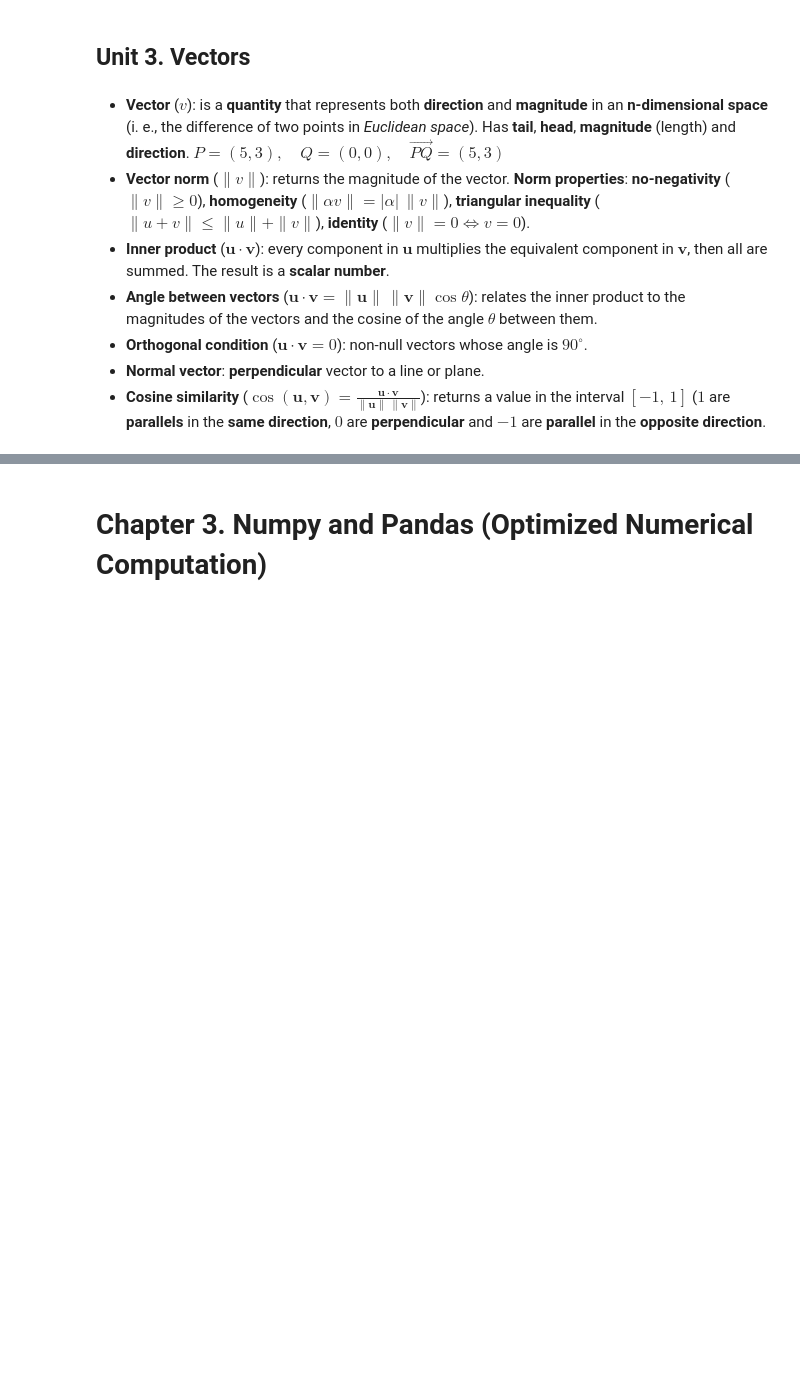
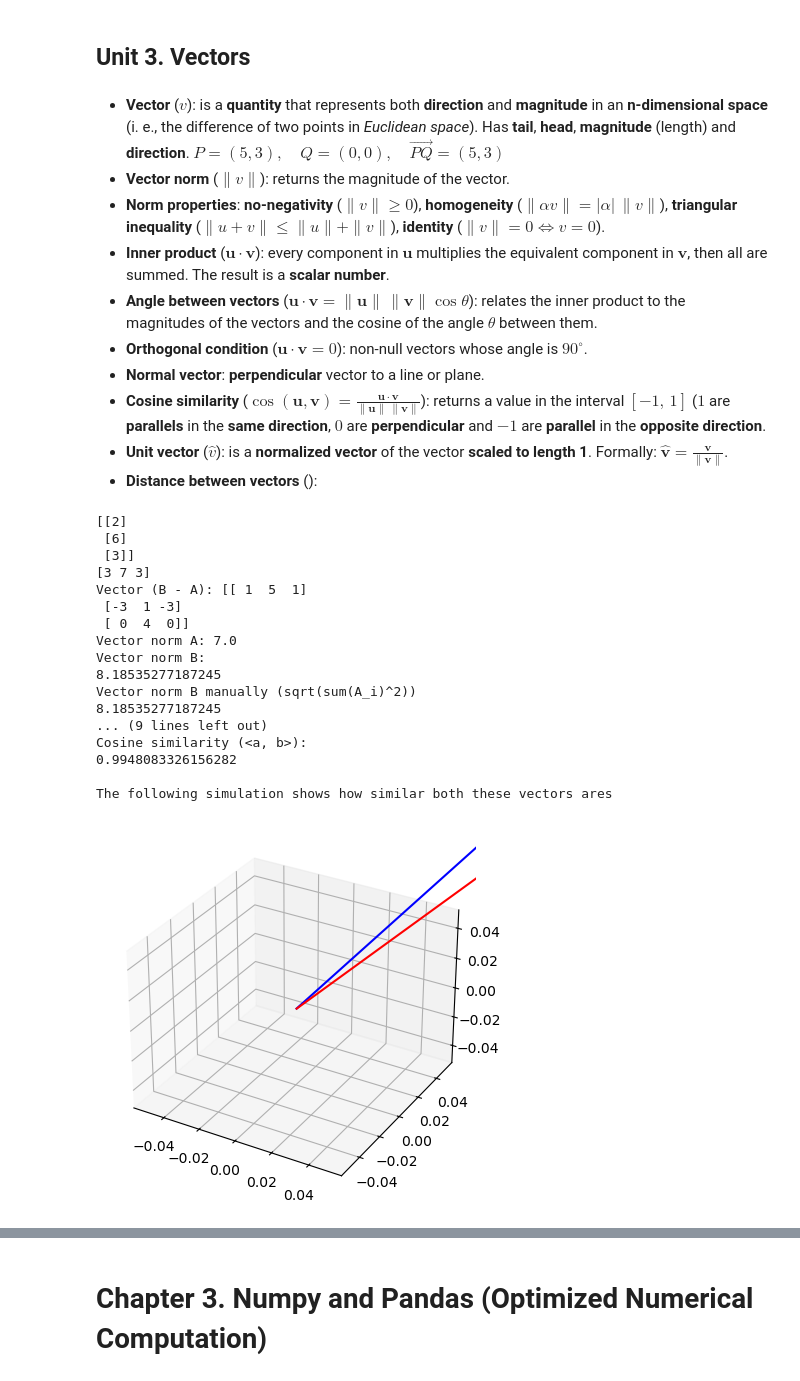
Before and after one commit to jimenezgimenojesus/SAMSUNG_AI_Diploma, a Jupyter notebook: Theory.ipynb, the cells around one changed output, grey strips where cells are left out. Drawn from its saved outputs; the diff is of its cells as text; code cells hidden in the pictures; blank space fills up the shorter version.

Commit message:
Math follow-up + taks

```diff
--- a/Theory.ipynb
+++ b/Theory.ipynb
@@ -125,10 +144,71 @@
 ## Unit 3. Vectors
 # %% [markdown]
 - **Vector** ($v$): is a **quantity** that represents both **direction** and **magnitude** in an **n-dimensional space** (i. e., the difference of two points in *Euclidean space*). Has **tail**, **head**, **magnitude** (length) and **direction**. $P = (5, 3), \quad Q = (0, 0), \quad \vec{PQ} = (5, 3)$
-- **Vector norm** ($\|v\|$): returns the magnitude of the vector. **Norm properties**: **no-negativity** ($\|v\|\ge 0$), **homogeneity** ($\|\alpha v\| = |\alpha| \,\|v\|$), **triangular inequality** ($\|u + v\| \le \|u\| + \|v\|$), **identity** ($\|v\| = 0 \iff v = 0$).
+- **Vector norm** ($\|v\|$): returns the magnitude of the vector.
+- **Norm properties**: **no-negativity** ($\|v\|\ge 0$), **homogeneity** ($\|\alpha v\| = |\alpha| \,\|v\|$), **triangular inequality** ($\|u + v\| \le \|u\| + \|v\|$), **identity** ($\|v\| = 0 \iff v = 0$).
 - **Inner product** ($\mathbf{u} \cdot \mathbf{v}$): every component in $\mathbf{u}$ multiplies the equivalent component in $\mathbf{v}$, then all are summed. The result is a **scalar number**.
 - **Angle between vectors** ($\mathbf{u} \cdot \mathbf{v} = \|\mathbf{u}\| \, \|\mathbf{v}\| \cos \theta$): relates the inner product to the magnitudes of the vectors and the cosine of the angle $\theta$ between them.
 - **Orthogonal condition** ($\mathbf{u} \cdot \mathbf{v} = 0$): non-null vectors whose angle is $90^\circ$.
 - **Normal vector**: **perpendicular** vector to a line or plane.
 - **Cosine similarity** ($\operatorname{cos}(\mathbf{u}, \mathbf{v}) = \frac{\mathbf{u} \cdot \mathbf{v}}{\|\mathbf{u}\| \, \|\mathbf{v}\|}$): returns a value in the interval $[-1,\,1]$ ($1$ are **parallels** in the **same direction**, $0$ are **perpendicular** and $-1$ are **parallel** in the **opposite direction**.
+- **Unit vector** ($\hat v$): is a **normalized vector** of the vector **scaled to length 1**. Formally: $\hat{\mathbf{v}} = \frac{\mathbf{v}}{\|\mathbf{v}\|}$.
+- **Distance between vectors** ():
+# %%
+import numpy.linalg as ln
+import numpy as np
+import matplotlib.pyplot as plt
+from mpl_toolkits.mplot3d import Axes3D
+
+A = np.array([[2],
+    [6],
+    [3]])
+B = np.array([3, 7, 3])
+print(A)                                      # Column vector
+print(B)                                      # Row vector
+print('Vector (B - A):', B.T - A)             # AB vector if A and B where points
+nA = ln.norm(A)
+nB = ln.norm(B)
+print('Vector norm A:', nA)                   # Norm of A vector
+print('Vector norm B:\n', nB, sep='')         # Norm of B vector
+print('Vector norm B manually (sqrt(sum(A_i)^2))')
+print(np.sqrt(sum(B**2)))
+print('Normalized vector:')                   # Normalized vector
+print(B / nB)
+
+print('Inner product A·B:\t\t\t  ', B.dot(A)) # Inner product B·A
+angle = np.arccos(B.dot(A) / (nA * nB))
+print('Inner product A·B manually (|A|·|B|·cos(angle)):')
+print(f'{nA} · {ln.norm(B)} · cos{angle} = {nA * nB * np.cos(angle)}', end='\n\n')
+
+print('Orthogonal condition:')                # If angle = 90º -> 0
+print(f'{round(nA * nB * np.cos(np.deg2rad(90)))}', end='\n\n')
+
+print('Cosine similarity (<a, b>):')          # Cosine similarity
+print((B.dot(A)/(nA * nB))[0], end='\n\n')
+
+print('The following simulation shows how similar both these vectors ares')
+fig = plt.figure()
+ax = fig.add_subplot(111, projection='3d')
+ax.quiver(0,0,0,*A,color='b')
+ax.quiver(0,0,0,*B,color='r')
+plt.show()
+# %% [output]
+[[2]
+ [6]
+ [3]]
+[3 7 3]
+Vector (B - A): [[ 1  5  1]
+ [-3  1 -3]
+ [ 0  4  0]]
+Vector norm A: 7.0
+Vector norm B:
+8.18535277187245
+Vector norm B manually (sqrt(sum(A_i)^2))
+8.18535277187245
+... (9 lines left out)
+Cosine similarity (<a, b>):
+0.9948083326156282
+
+The following simulation shows how similar both these vectors ares
+[figure, added]
 # %% [markdown]
```
Also changed, not shown: parts of 9 cells of this notebook, 4 other files.
